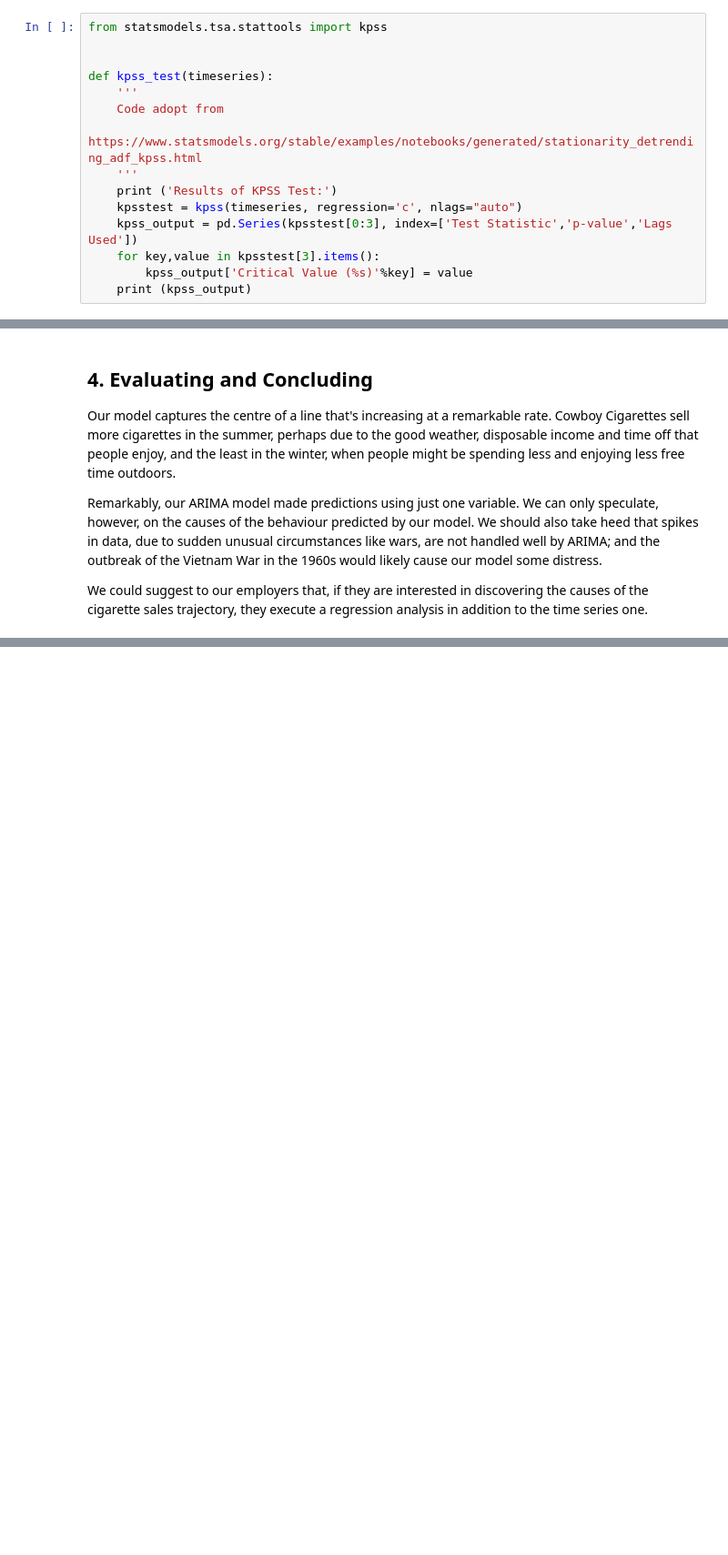
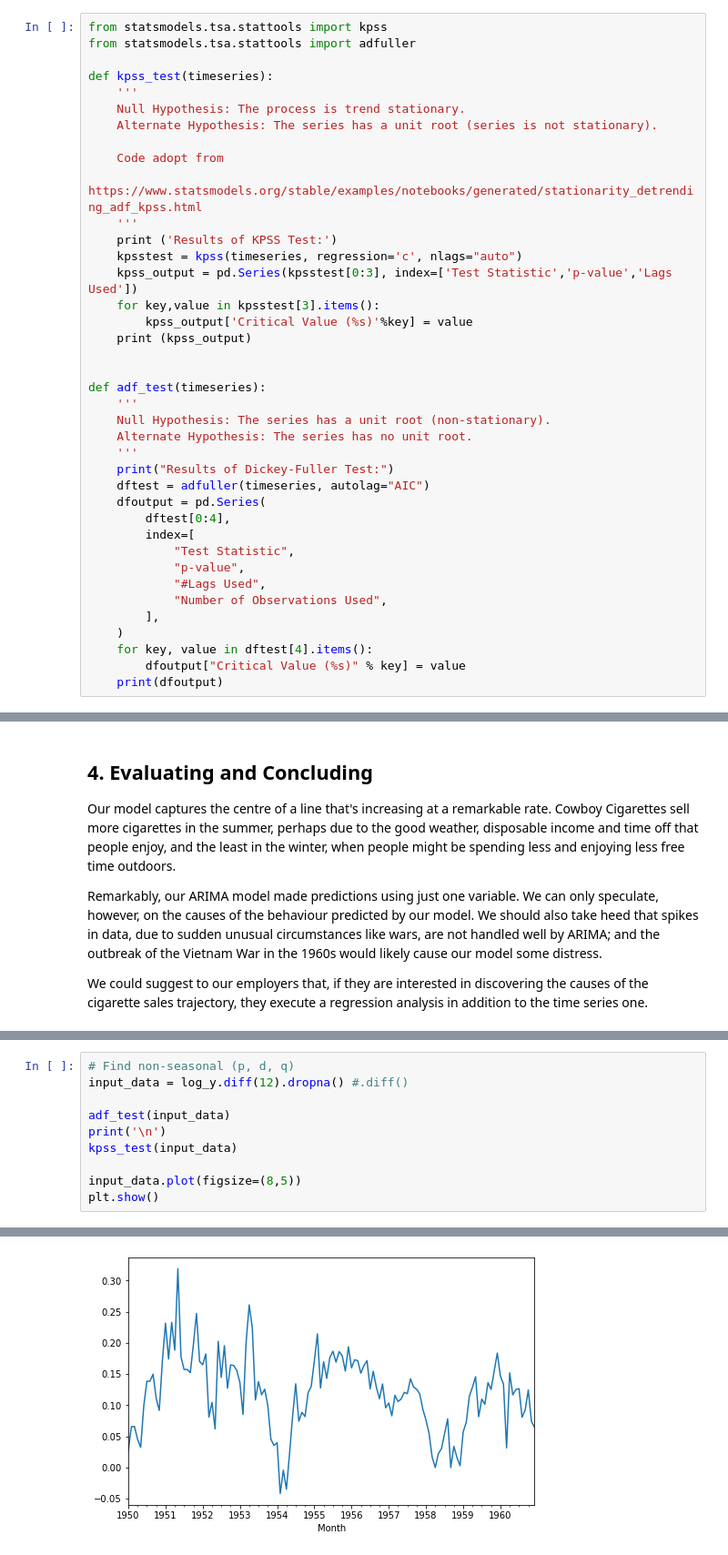
Before and after one commit to mendyhsu/Springboard, a Jupyter notebook: Unit21_1_Cowboys_Cigrettes_Case_Study/Cowboy Cigarettes Case Study - Tier 3.ipynb, the cells around one changed output, grey strips where cells are left out. Shown at 91% size. Cells and saved outputs as stored; diff of their text form; blank space fills up the shorter version.

Commit message:
update Unit14_4_Random_Forest_Covid_Case_Study Unit21_1_Cowboys_Cigrettes_Case_Study

```diff
--- a/Unit21_1_Cowboys_Cigrettes_Case_Study/Cowboy Cigarettes Case Study - Tier 3.ipynb
+++ b/Unit21_1_Cowboys_Cigrettes_Case_Study/Cowboy Cigarettes Case Study - Tier 3.ipynb
@@ -262,10 +262,13 @@ As you know, when doing time series analysis we always have to check for station
 There are many ways to test for stationarity, but one of the most common is the KPSS test. The Null hypothesis of this test is that the time series data in question is stationary; hence, if the *p*-value is less than the significance level (typically 0.05, but we decide) then we reject the Null and infer that the data is not stationary.
 # %%
 from statsmodels.tsa.stattools import kpss
-
+from statsmodels.tsa.stattools import adfuller
 
 def kpss_test(timeseries):
     '''
+    Null Hypothesis: The process is trend stationary.
+    Alternate Hypothesis: The series has a unit root (series is not stationary).
+
     Code adopt from
     https://www.statsmodels.org/stable/examples/notebooks/generated/stationarity_detrending_adf_kpss.html
     '''
@@ -275,6 +278,27 @@ def kpss_test(timeseries):
     for key,value in kpsstest[3].items():
         kpss_output['Critical Value (%s)'%key] = value
     print (kpss_output)
+
+
+def adf_test(timeseries):
+    '''
+    Null Hypothesis: The series has a unit root (non-stationary).
+    Alternate Hypothesis: The series has no unit root.
+    '''
+    print("Results of Dickey-Fuller Test:")
+    dftest = adfuller(timeseries, autolag="AIC")
+    dfoutput = pd.Series(
+        dftest[0:4],
+        index=[
+            "Test Statistic",
+            "p-value",
+            "#Lags Used",
+            "Number of Observations Used",
+        ],
+    )
+    for key, value in dftest[4].items():
+        dfoutput["Critical Value (%s)" % key] = value
+    print(dfoutput)
 # %%
 kpss_test(y)
 # %% [output]
@@ -525,0 +624,11 @@ We could suggest to our employers that, if they are interested in discovering th
+# %%
+# Find non-seasonal (p, d, q)
+input_data = log_y.diff(12).dropna() #.diff()
+
+adf_test(input_data)
+print('\n')
+kpss_test(input_data)
+
+input_data.plot(figsize=(8,5))
+plt.show()
+# %% [output]
@@ -525,0 +655 @@ We could suggest to our employers that, if they are interested in discovering th
+[figure, added]
```
Also changed, not shown: parts of 23 cells of this notebook, 1 other file.
